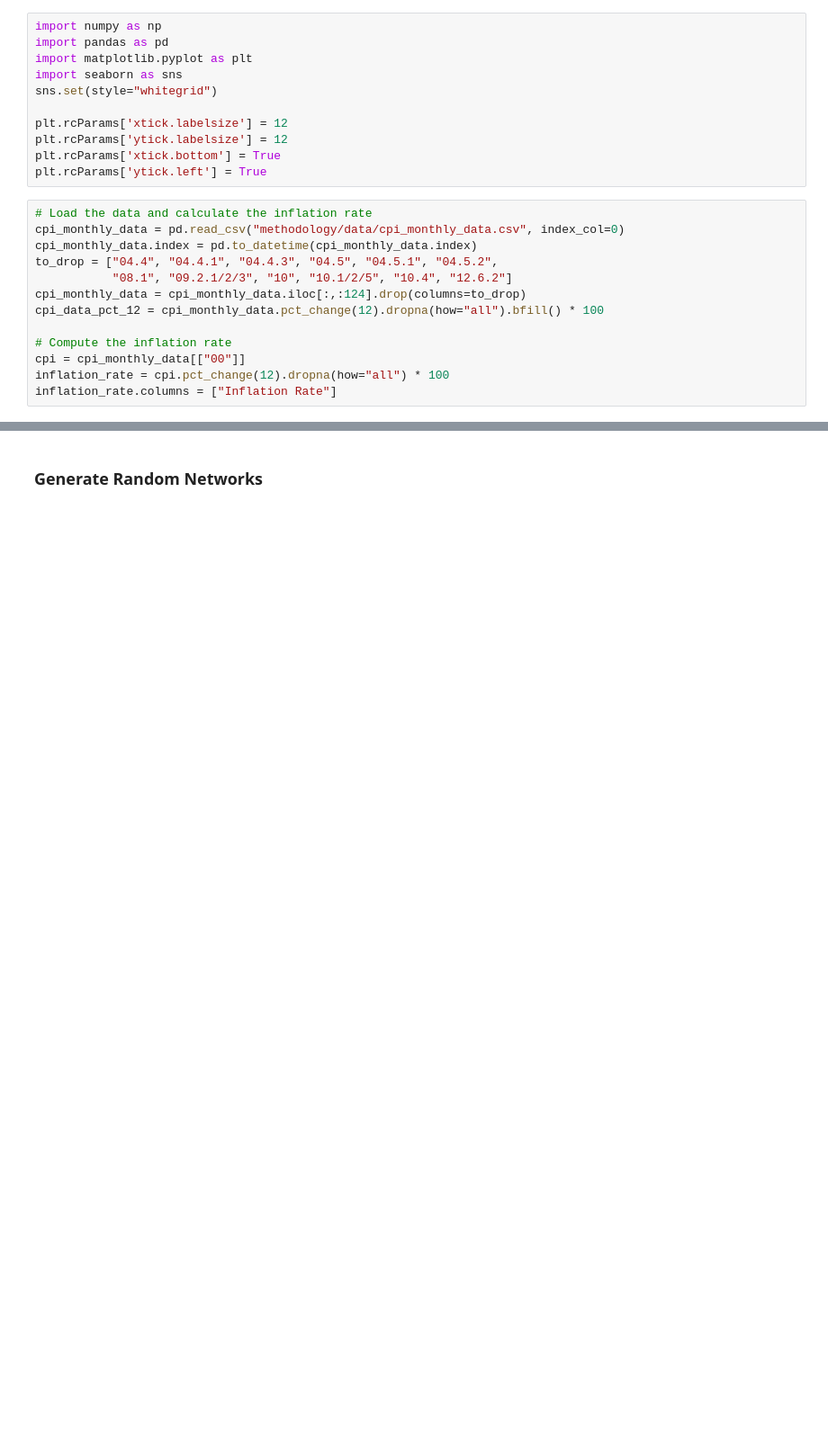
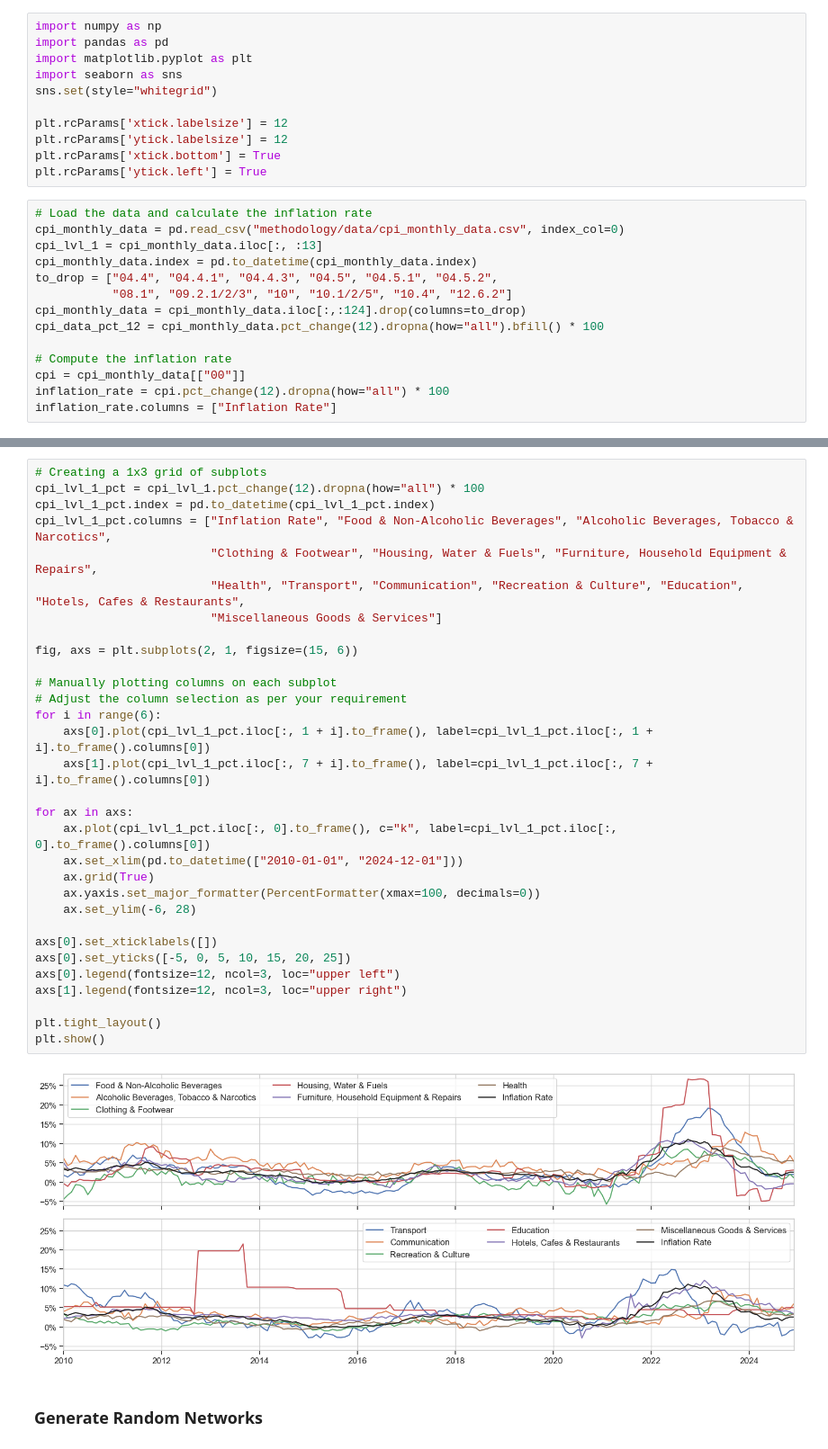
Before and after one commit to henrypalasciano/Forecasting-Inflation-with-RaGNAR, a Jupyter notebook: ragnar.ipynb, the cells around one changed output, grey strips where cells are left out. Shown at 90% size. Cells and saved outputs as stored; diff of their text form; blank space fills up the shorter version.

```diff
--- a/ragnar.ipynb
+++ b/ragnar.ipynb
@@ -26,6 +33,7 @@ plt.rcParams['ytick.left'] = True
 # %%
 # Load the data and calculate the inflation rate
 cpi_monthly_data = pd.read_csv("methodology/data/cpi_monthly_data.csv", index_col=0)
+cpi_lvl_1 = cpi_monthly_data.iloc[:, :13]
 cpi_monthly_data.index = pd.to_datetime(cpi_monthly_data.index)
 to_drop = ["04.4", "04.4.1", "04.4.3", "04.5", "04.5.1", "04.5.2",
            "08.1", "09.2.1/2/3", "10", "10.1/2/5", "10.4", "12.6.2"]
@@ -39,3 +49,36 @@ inflation_rate.columns = ["Inflation Rate"]
+# %%
+# Creating a 1x3 grid of subplots
+cpi_lvl_1_pct = cpi_lvl_1.pct_change(12).dropna(how="all") * 100
+cpi_lvl_1_pct.index = pd.to_datetime(cpi_lvl_1_pct.index)
+cpi_lvl_1_pct.columns = ["Inflation Rate", "Food & Non-Alcoholic Beverages", "Alcoholic Beverages, Tobacco & Narcotics",
+                         "Clothing & Footwear", "Housing, Water & Fuels", "Furniture, Household Equipment & Repairs",
+                         "Health", "Transport", "Communication", "Recreation & Culture", "Education", "Hotels, Cafes & Restaurants",
+                         "Miscellaneous Goods & Services"]
+
+fig, axs = plt.subplots(2, 1, figsize=(15, 6))
+
+# Manually plotting columns on each subplot
+# Adjust the column selection as per your requirement
+for i in range(6):
+    axs[0].plot(cpi_lvl_1_pct.iloc[:, 1 + i].to_frame(), label=cpi_lvl_1_pct.iloc[:, 1 + i].to_frame().columns[0])
+    axs[1].plot(cpi_lvl_1_pct.iloc[:, 7 + i].to_frame(), label=cpi_lvl_1_pct.iloc[:, 7 + i].to_frame().columns[0])
+
+for ax in axs:
+    ax.plot(cpi_lvl_1_pct.iloc[:, 0].to_frame(), c="k", label=cpi_lvl_1_pct.iloc[:, 0].to_frame().columns[0])
+    ax.set_xlim(pd.to_datetime(["2010-01-01", "2024-12-01"]))
+    ax.grid(True)
+    ax.yaxis.set_major_formatter(PercentFormatter(xmax=100, decimals=0))
+    ax.set_ylim(-6, 28)
+
+axs[0].set_xticklabels([])
+axs[0].set_yticks([-5, 0, 5, 10, 15, 20, 25])
+axs[0].legend(fontsize=12, ncol=3, loc="upper left")
+axs[1].legend(fontsize=12, ncol=3, loc="upper right")
+
+plt.tight_layout()
+plt.show()
+# %% [output]
+[figure, added]
 # %% [markdown]
 ### Generate Random Networks
 # %%
```
Also changed, not shown: parts of 23 cells of this notebook.
